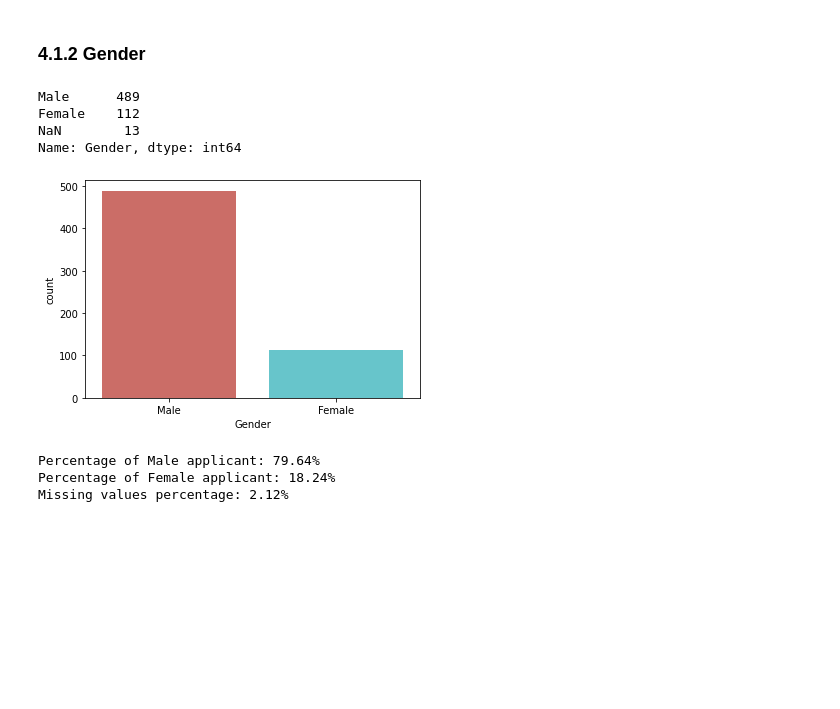
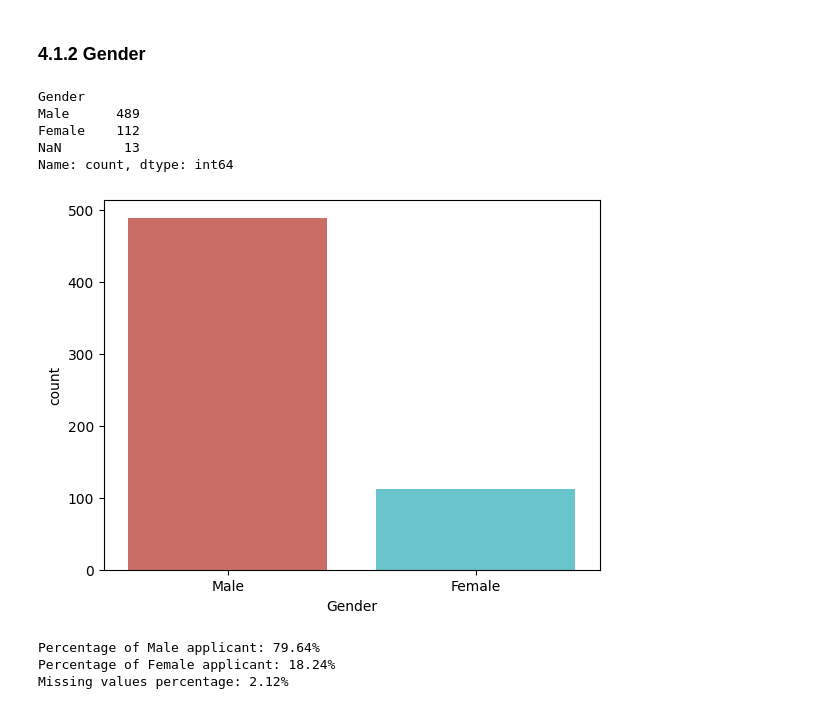
Before and after one commit to trg-pauline/loan-prediction, a Jupyter notebook: notebook/loan-prediction-w-various-ml-models.ipynb, the cells around one changed output. Drawn from its saved outputs; the diff is of its cells as text; code cells hidden in the pictures; blank space fills up the shorter version.

```diff
--- a/notebook/loan-prediction-w-various-ml-models.ipynb
+++ b/notebook/loan-prediction-w-various-ml-models.ipynb
@@ -153,7 +175,7 @@ from sklearn.model_selection import GridSearchCV, RandomizedSearchCV
 # 3. Reading Data Set 👓
 👉 After importing libraries, we will also import the dataset that will be used.
 # %%
-df = pd.read_csv("../input/loan-predication/train_u6lujuX_CVtuZ9i (1).csv")
+df = pd.read_csv("../dataset/loan_data_set.csv")
 df.head()
 # %% [output]
 |  | Loan_ID | Gender | Married | Dependents | Education | Self_Employed | ApplicantIncome | CoapplicantIncome | ... |
@@ -198,15 +221,16 @@ Name: Loan_ID, Length: 614, dtype: int64
 # %%
 df.Gender.value_counts(dropna=False)
 # %% [output]
+Gender
 Male      489
 Female    112
 NaN        13
-Name: Gender, dtype: int64
+Name: count, dtype: int64
 # %%
-sns.countplot(x="Gender", data=df, palette="hls")
+sns.countplot(x="Gender", data=df, palette="hls", hue="Gender", legend=False)
 plt.show()
 # %% [output]
-[figure, old version]
+[figure, new version]
 # %%
 countMale = len(df[df.Gender == 'Male'])
 countFemale = len(df[df.Gender == 'Female'])
```
Also changed, not shown: parts of 57 cells of this notebook, 2 other files.
